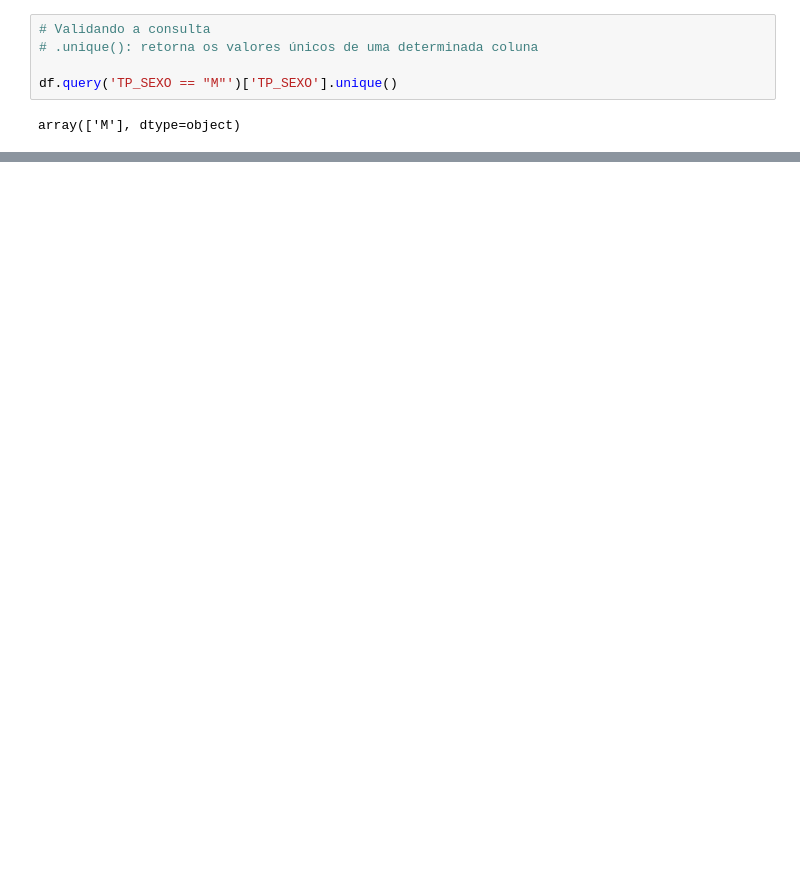
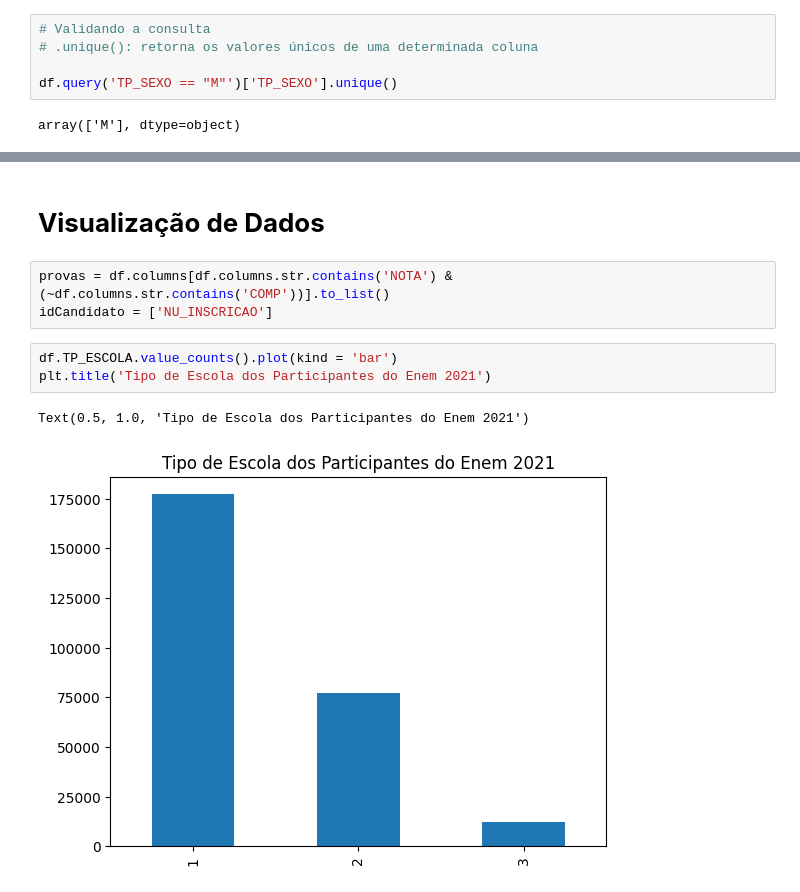
Before and after one commit to JevertonFlores/DA_python_dados_enem, a Jupyter notebook: Data_Analytics_Data_Viking.ipynb, the cells around one changed output, grey strips where cells are left out. Saved outputs shown, nothing was run; the diff lists cells and outputs as text; blank space fills up the shorter version.

```diff
--- a/Data_Analytics_Data_Viking.ipynb
+++ b/Data_Analytics_Data_Viking.ipynb
@@ -422,0 +520,11 @@ df.query('(TP_SEXO == "M") & (IN_TREINEIRO == 1)').sample(5)
+# %% [markdown]
+# **Visualização de Dados**
+# %%
+provas = df.columns[df.columns.str.contains('NOTA') & (~df.columns.str.contains('COMP'))].to_list()
+idCandidato = ['NU_INSCRICAO']
+# %%
+df.TP_ESCOLA.value_counts().plot(kind = 'bar')
+plt.title('Tipo de Escola dos Participantes do Enem 2021')
+# %% [output]
+Text(0.5, 1.0, 'Tipo de Escola dos Participantes do Enem 2021')
+[figure, added]
```
Also changed, not shown: parts of 13 cells of this notebook.
